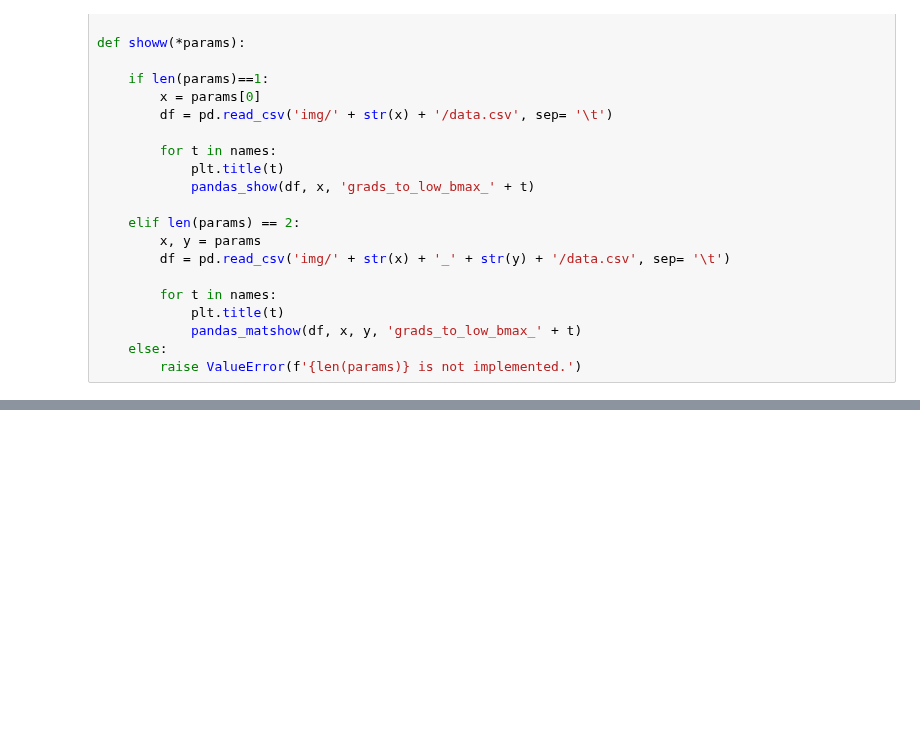
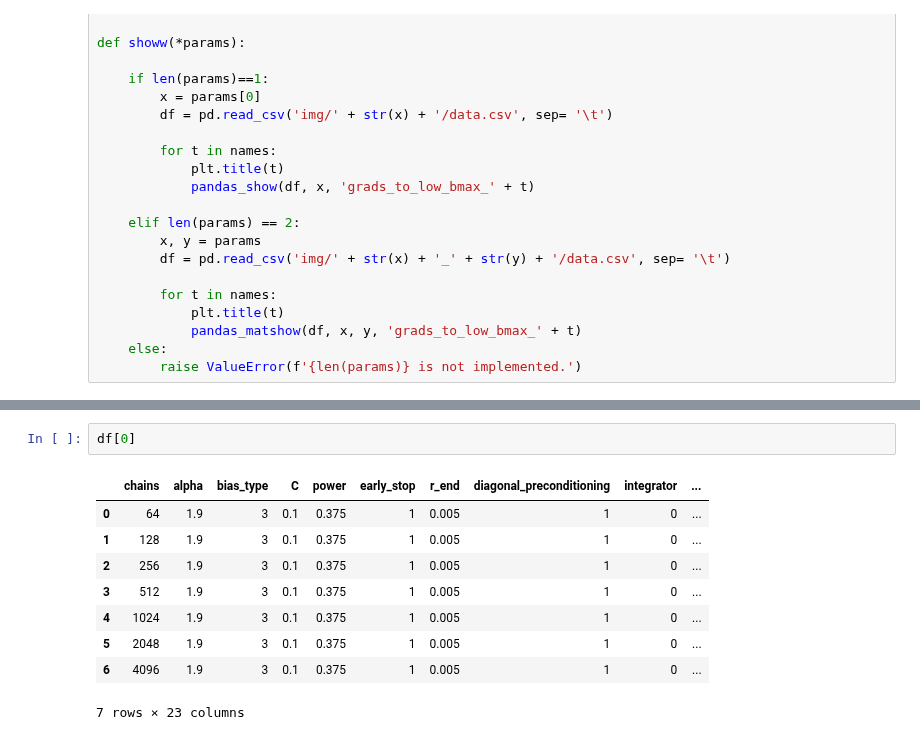
Before and after one commit to JakobRobnik/MicroCanonicalHMC, a Jupyter notebook: ensemble/main.ipynb, the cells around one changed output, grey strips where cells are left out. Saved outputs shown, nothing was run; the diff lists cells and outputs as text; blank space fills up the shorter version.

```diff
--- a/ensemble/main.ipynb
+++ b/ensemble/main.ipynb
@@ -79,0 +81,12 @@ showw('alpha')
+# %%
+df[0]
+# %% [output]
+|  | chains | alpha | bias_type | C | power | early_stop | r_end | diagonal_preconditioning | integrator | ... |
+| 0 | 64 | 1.9 | 3 | 0.1 | 0.375 | 1 | 0.005 | 1 | 0 | ... |
+| 1 | 128 | 1.9 | 3 | 0.1 | 0.375 | 1 | 0.005 | 1 | 0 | ... |
+| 2 | 256 | 1.9 | 3 | 0.1 | 0.375 | 1 | 0.005 | 1 | 0 | ... |
+| 3 | 512 | 1.9 | 3 | 0.1 | 0.375 | 1 | 0.005 | 1 | 0 | ... |
+| 4 | 1024 | 1.9 | 3 | 0.1 | 0.375 | 1 | 0.005 | 1 | 0 | ... |
+| 5 | 2048 | 1.9 | 3 | 0.1 | 0.375 | 1 | 0.005 | 1 | 0 | ... |
+| 6 | 4096 | 1.9 | 3 | 0.1 | 0.375 | 1 | 0.005 | 1 | 0 | ... |
+7 rows × 23 columns
```
Also changed, not shown: parts of 4 cells of this notebook, 5 other files.
